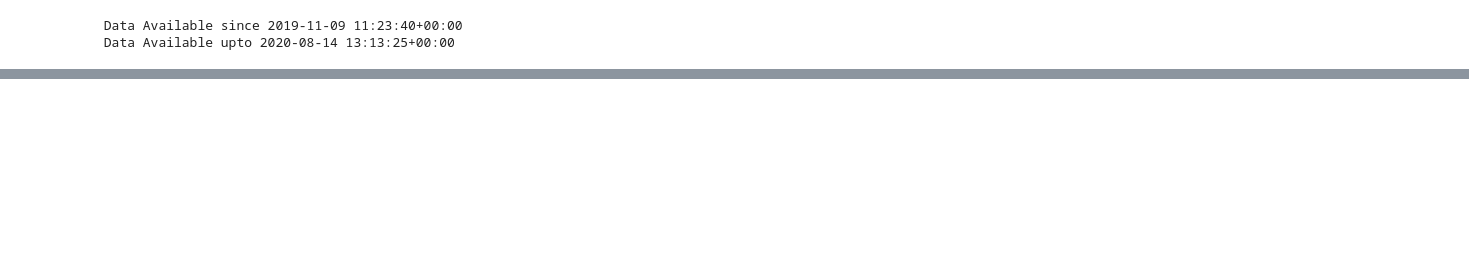
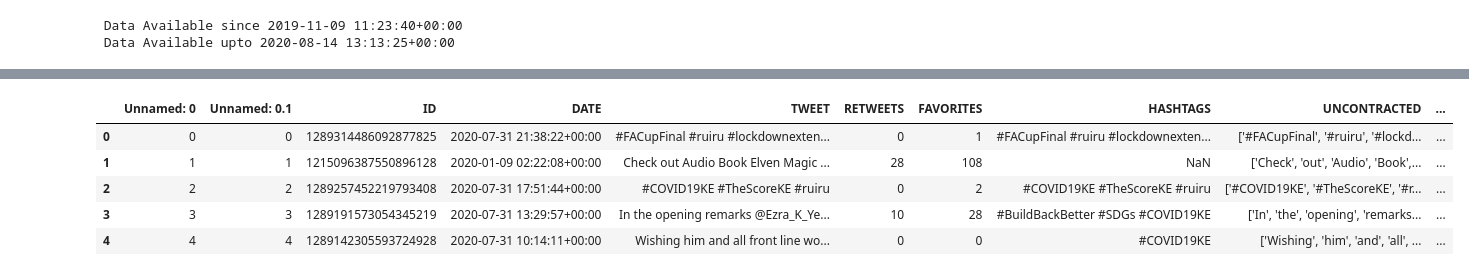
Before and after one commit to Grivine-19/Coronavirus-Sentiment-Analysis-Kenya, a Jupyter notebook: Coronavirus_EDA_Kenya.ipynb, the cells around one changed output, grey strips where cells are left out. Saved outputs shown, nothing was run; the diff lists cells and outputs as text; code cells hidden in the pictures; blank space fills up the shorter version.

```diff
--- a/Coronavirus_EDA_Kenya.ipynb
+++ b/Coronavirus_EDA_Kenya.ipynb
@@ -11,16 +34,36 @@ from google.colab import drive
 import pandas as pd
 import matplotlib.pyplot as plt
 import seaborn as sns
-from wordcloud import WordCloud, STOPWORDS
+from wordcloud import WordCloud, STOPWORDS, ImageColorGenerator
 import numpy as np
 import re
 import nltk
 import warnings
 warnings.filterwarnings("ignore", category=DeprecationWarning)
+import pickle
+import pyLDAvis.sklearn
+from collections import Counter
+from textblob import TextBlob
+from sklearn.feature_extraction.text import CountVectorizer
+from sklearn.feature_extraction.text import TfidfVectorizer
+from sklearn.decomposition import LatentDirichletAllocation, NMF
 
 #Import data cleaning Libraries
 
 from html.parser import HTMLParser
+
+import string
+import fasttext
+import contractions
+from nltk.tokenize import word_tokenize
+from nltk.corpus import stopwords, wordnet
+from nltk.stem import WordNetLemmatizer
+
+#Default Parameters
+
+%matplotlib inline
+pd.options.mode.chained_assignment = None
+pd.set_option('display.max_colwidth', 100)
 # %%
 #Mount the google drive folder
 
@@ -107,0 +345,16 @@ dtype: float64
+# %%
+#with open('/content/gdrive/My Drive/Tweets/nairobi_pkl', 'rb') as pickle_file:
+    #clean_df = pickle.load(pickle_file)
+
+#clean_df = pd.read_pickle('/content/gdrive/My Drive/Tweets/nairobi_pkl', compression=None)
+#clean_df = pickle.load(open('/content/gdrive/My Drive/Tweets/nairobi_pkl','rb'))
+#Load the clean dataset
+clean_df = pd.read_csv('/content/gdrive/My Drive/Tweets/nairobi_clean.csv')
+clean_df.head()
+# %% [output]
+|  | Unnamed: 0 | Unnamed: 0.1 | ID | DATE | TWEET | RETWEETS | FAVORITES | HASHTAGS | UNCONTRACTED | ... |
+| 0 | 0 | 0 | 1289314486092877825 | 2020-07-31 21:38:22+00:00 | #FACupFinal #ruiru #lockdownexten... | 0 | 1 | #FACupFinal #ruiru #lockdownexten... | ['#FACupFinal', '#ruiru', '#lockd... | ... |
+| 1 | 1 | 1 | 1215096387550896128 | 2020-01-09 02:22:08+00:00 | Check out Audio Book Elven Magic ... | 28 | 108 | NaN | ['Check', 'out', 'Audio', 'Book',... | ... |
+| 2 | 2 | 2 | 1289257452219793408 | 2020-07-31 17:51:44+00:00 | #COVID19KE #TheScoreKE #ruiru | 0 | 2 | #COVID19KE #TheScoreKE #ruiru | ['#COVID19KE', '#TheScoreKE', '#r... | ... |
+| 3 | 3 | 3 | 1289191573054345219 | 2020-07-31 13:29:57+00:00 | In the opening remarks @Ezra_K_Ye... | 10 | 28 | #BuildBackBetter #SDGs #COVID19KE | ['In', 'the', 'opening', 'remarks... | ... |
+| 4 | 4 | 4 | 1289142305593724928 | 2020-07-31 10:14:11+00:00 | Wishing him and all front line wo... | 0 | 0 | #COVID19KE | ['Wishing', 'him', 'and', 'all', ... | ... |
```
Also changed, not shown: parts of 39 cells of this notebook.
